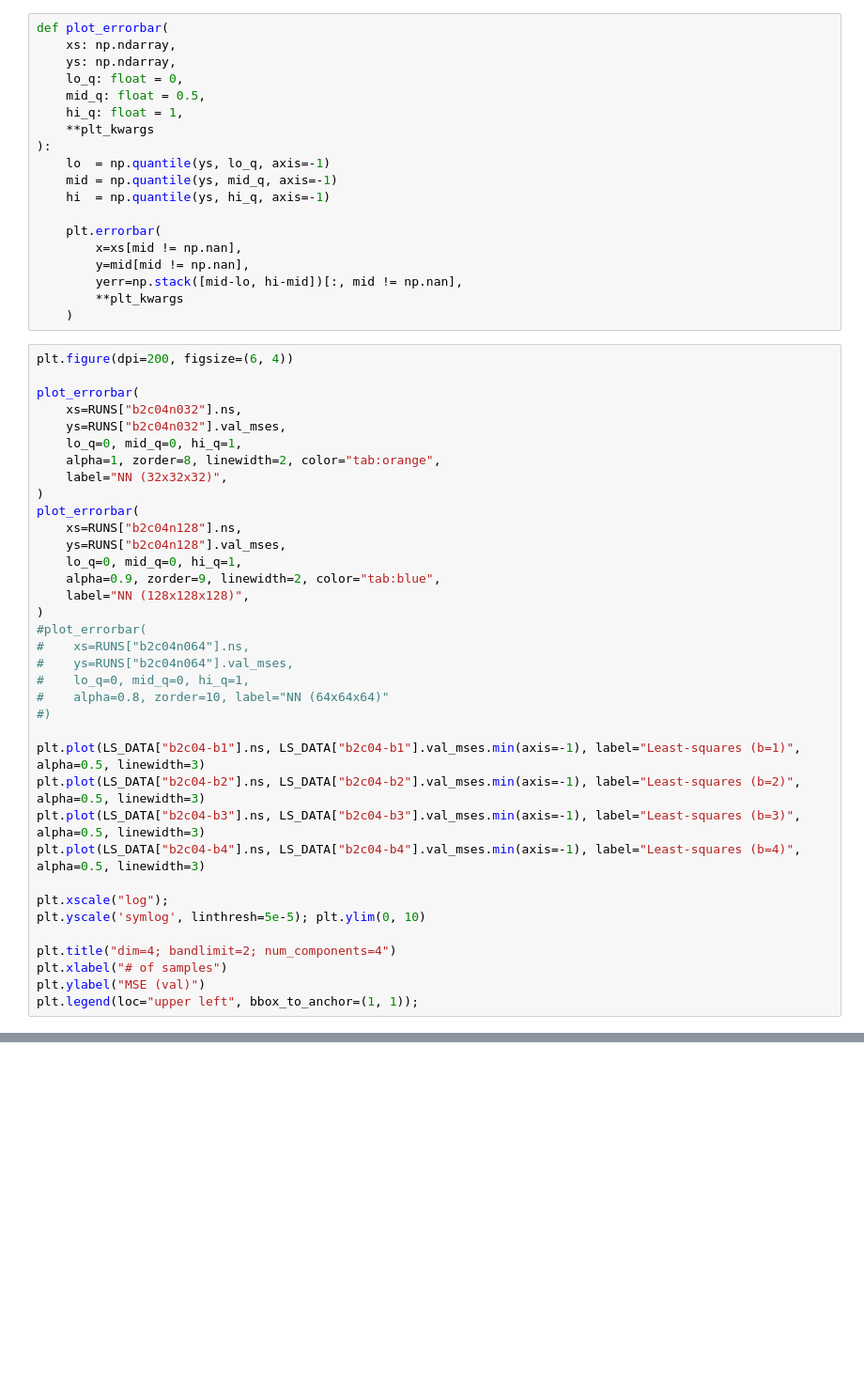
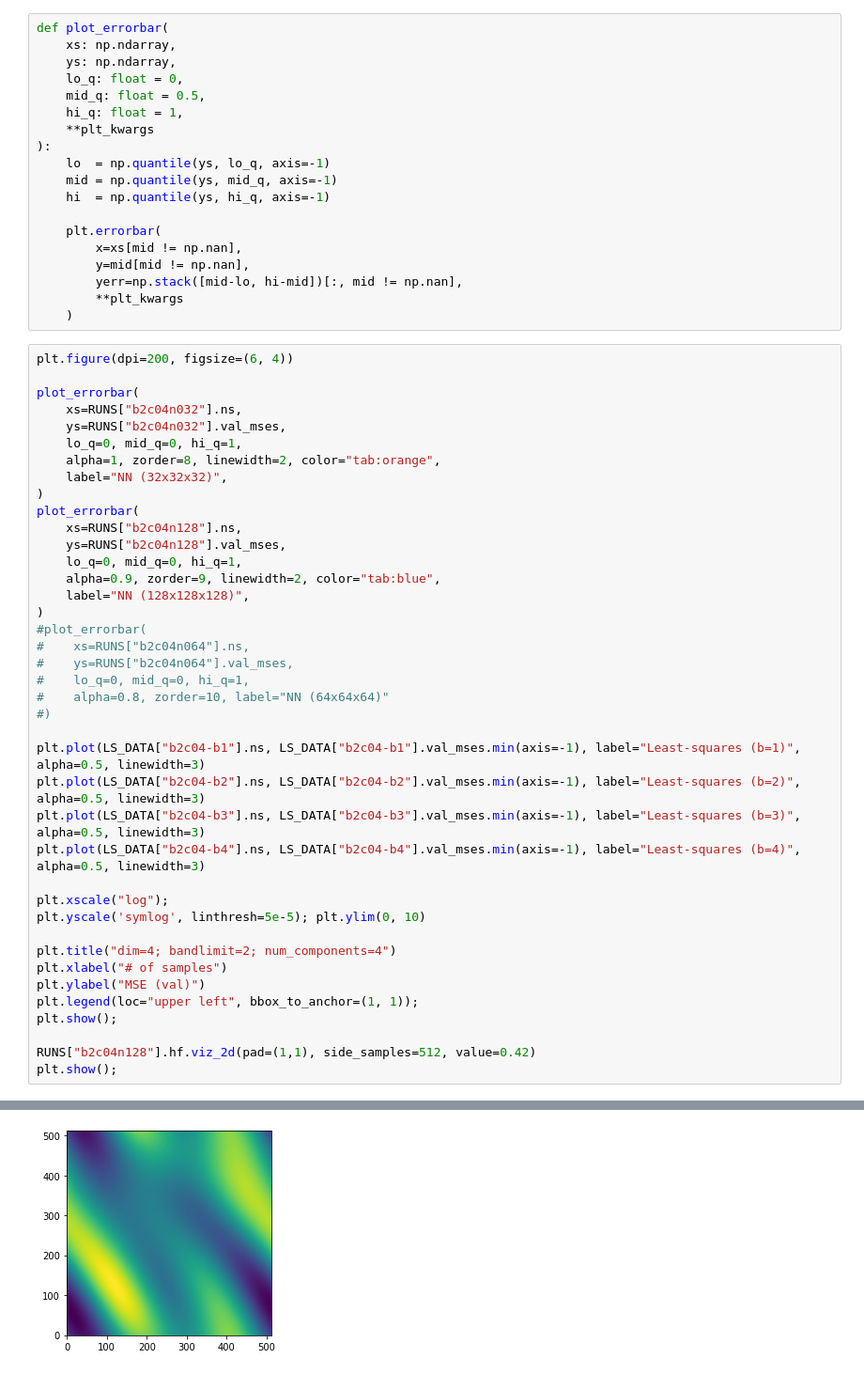
Before and after one commit to ed1d1a8d/scaling, a Jupyter notebook: notebooks/harmonic-plots.ipynb, the cells around one changed output, grey strips where cells are left out. Shown at 94% size. Saved outputs shown, nothing was run; the diff lists cells and outputs as text; blank space fills up the shorter version.

Commit message:
Update harmonic-plots

```diff
--- a/notebooks/harmonic-plots.ipynb
+++ b/notebooks/harmonic-plots.ipynb
@@ -336,33 +337,38 @@ plot_errorbar(
     label="NN (32x32x32)",
 )
 plot_errorbar(
     xs=RUNS["b2c04n128"].ns,
     ys=RUNS["b2c04n128"].val_mses,
     lo_q=0, mid_q=0, hi_q=1,
     alpha=0.9, zorder=9, linewidth=2, color="tab:blue",
     label="NN (128x128x128)",
 )
 #plot_errorbar(
 #    xs=RUNS["b2c04n064"].ns,
 #    ys=RUNS["b2c04n064"].val_mses,
 #    lo_q=0, mid_q=0, hi_q=1,
 #    alpha=0.8, zorder=10, label="NN (64x64x64)"
 #)
 
 plt.plot(LS_DATA["b2c04-b1"].ns, LS_DATA["b2c04-b1"].val_mses.min(axis=-1), label="Least-squares (b=1)", alpha=0.5, linewidth=3)
 plt.plot(LS_DATA["b2c04-b2"].ns, LS_DATA["b2c04-b2"].val_mses.min(axis=-1), label="Least-squares (b=2)", alpha=0.5, linewidth=3)
 plt.plot(LS_DATA["b2c04-b3"].ns, LS_DATA["b2c04-b3"].val_mses.min(axis=-1), label="Least-squares (b=3)", alpha=0.5, linewidth=3)
 plt.plot(LS_DATA["b2c04-b4"].ns, LS_DATA["b2c04-b4"].val_mses.min(axis=-1), label="Least-squares (b=4)", alpha=0.5, linewidth=3)
 
 plt.xscale("log");
 plt.yscale('symlog', linthresh=5e-5); plt.ylim(0, 10)
 
 plt.title("dim=4; bandlimit=2; num_components=4")
 plt.xlabel("# of samples")
 plt.ylabel("MSE (val)")
 plt.legend(loc="upper left", bbox_to_anchor=(1, 1));
+plt.show();
+
+RUNS["b2c04n128"].hf.viz_2d(pad=(1,1), side_samples=512, value=0.42)
+plt.show();
 # %% [output]
 [figure]
+[figure, added]
 # %%
 plt.figure(dpi=200, figsize=(6, 4))
 
```
Also changed, not shown: parts of 5 cells of this notebook, 1 other file.
